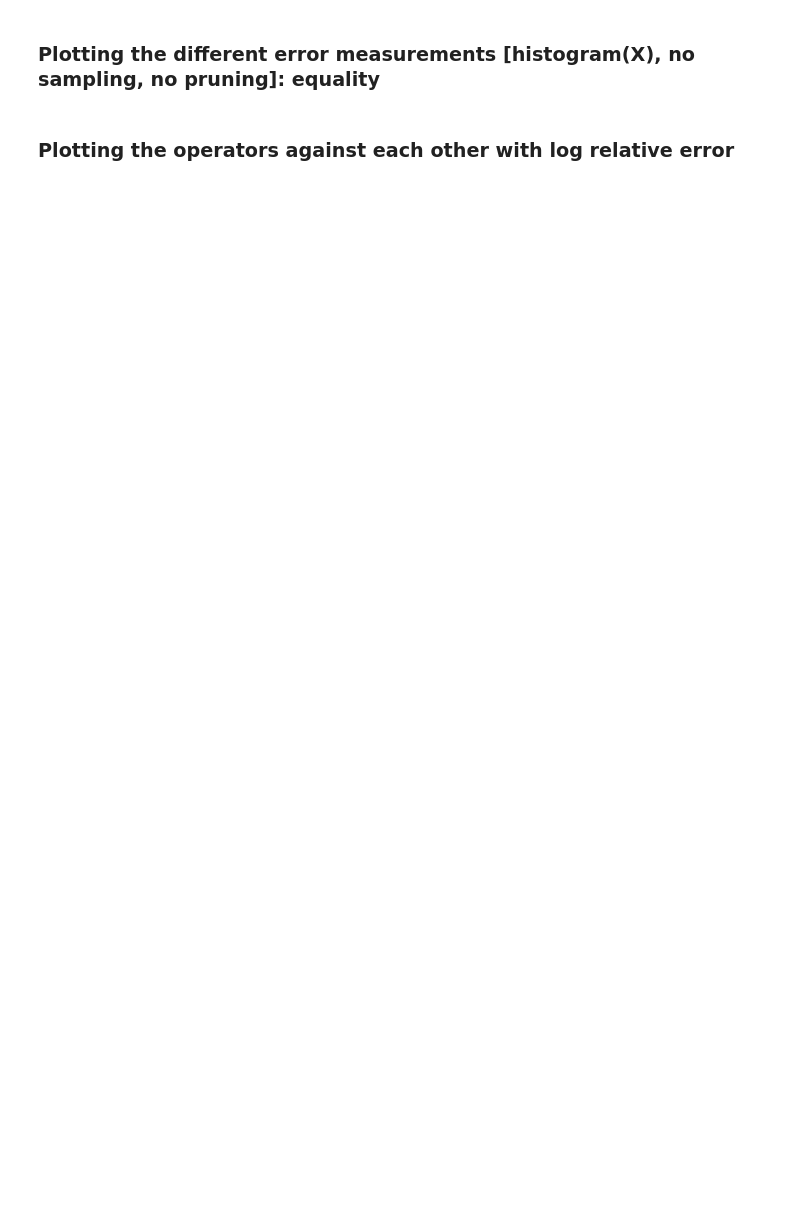
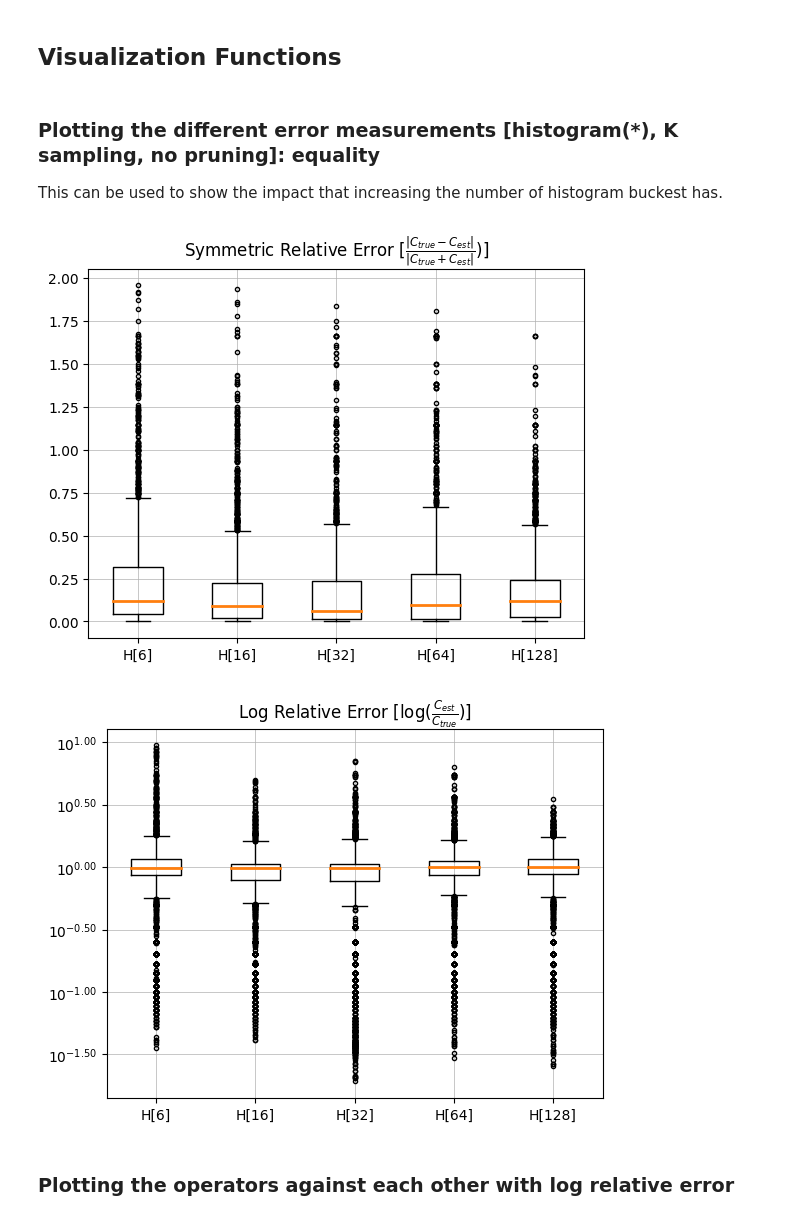
Before and after one commit to jonaengs/json-statistics-dev, a Jupyter notebook: notebooks/results_analysis.ipynb, the cells around one changed output. Cells and saved outputs as stored; diff of their text form; code cells hidden in the pictures; blank space fills up the shorter version.

```diff
--- a/notebooks/results_analysis.ipynb
+++ b/notebooks/results_analysis.ipynb
@@ -112,3 +115,5 @@ def get_by_settings(**kwargs: OverrideSetting):
         return True
 
     return list(filter(settings_filter, data))
+# %% [markdown]
+## Visualization Functions
@@ -115,3 +219,5 @@ def get_by_settings(**kwargs: OverrideSetting):
 # %% [markdown]
-### Plotting the different error measurements [histogram(X), no sampling, no pruning]: equality
+### Plotting the different error measurements [histogram(*), K sampling, no pruning]: equality
+
+This can be used to show the impact that increasing the number of histogram buckest has.
 # %%
@@ -134,41 +237,65 @@ for err_func in error_funcs:
 
         errors = {}
         for operator, op_results in test_data.items():
             if not op_results: continue
 
             errors[operator] = err_func(*op_results)
 
-        result[config_case.override_settings["num_histogram_buckets"]] = errors
+        if "num_histogram_buckets" in config_case.override_settings:
+            results_key = config_case.override_settings["num_histogram_buckets"]
+        else:
+            results_key = config_case.override_settings["stats_type"]
+        result[results_key] = errors
 
 
     df = pd.DataFrame(result)
     # df.plot(title=err_func.__name__)
-
-
 
 
 error_funcs = [
     sym_rel_err, log_rel_err,
     # rel_err, my_err, sym_rel_err_alt
     # abs_err, log_abs_err, sq_err,  # <-- bad error measures
 ]
 for err_func in error_funcs:
     results = {}
     for config_case in hist_no_sampling_no_pruning:
         test_data = config_case.actual_data
 
         op_results = test_data["lt"]
-        n_bucks = config_case.override_settings["num_histogram_buckets"]
         errors = pd.Series(list(starmap(err_func, zip(*op_results))))
-
         # Outlier removal
-        q = errors.quantile(0.999)
+        q = errors.quantile(0.995)
         errors = errors[errors < q]
 
-        results[n_bucks] = errors
+        results_key = format_title(
+            stats_type=config_case.override_settings["stats_type"],
+            num_hist_bucks=config_case.override_settings.get("num_histogram_buckets"),
+            short=True,
+        )
+        results[results_key] = errors
 
 
-    df = pd.DataFrame(results)
-    # df.plot(kind="box", title=err_func.__name__)
+    boxplot(
+        results,
+        title=pretty_err_func(err_func),
+        is_log=(err_func == log_rel_err),
+        showfliers=True
+    )
+
+    # df = pd.DataFrame(results)
+    # ax = df.plot(
+    #         kind="box",
+    #         title=pretty_err_func(err_func),
+    #         grid={"visible": True},
+    #         flierprops={"marker": ".", },
+    #         # showfliers=False,
+    #         figsize=(2*len(results), 6)
+    # )
+    # fig = ax.get_figure()
+    # fig.savefig()
+# %% [output]
+[figure, added]
+[figure, added]
 # %% [markdown]
 ### Plotting the operators against each other with log relative error
```
Also changed, not shown: parts of 12 cells of this notebook, 1 other file.
